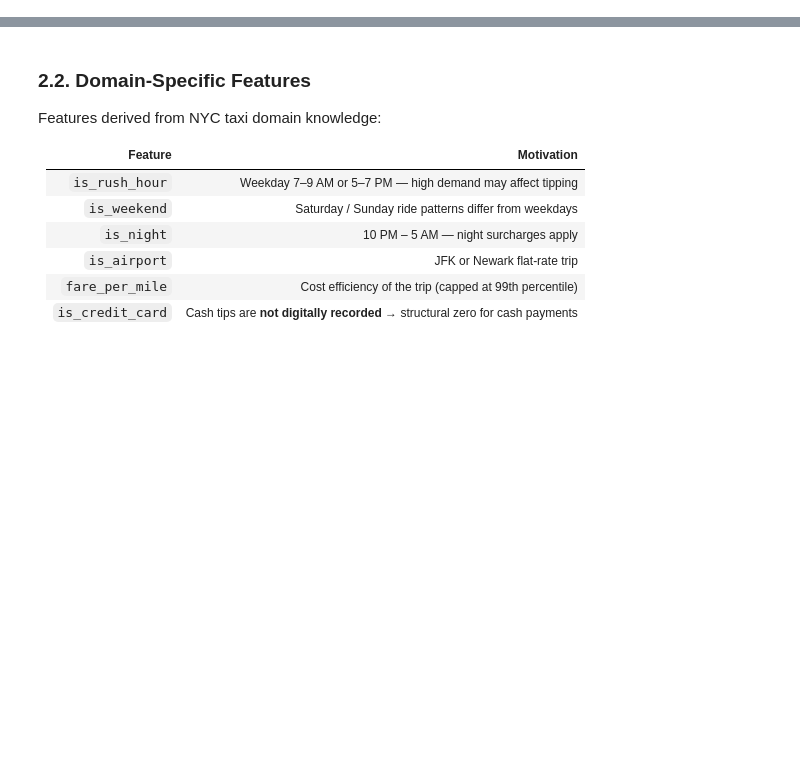
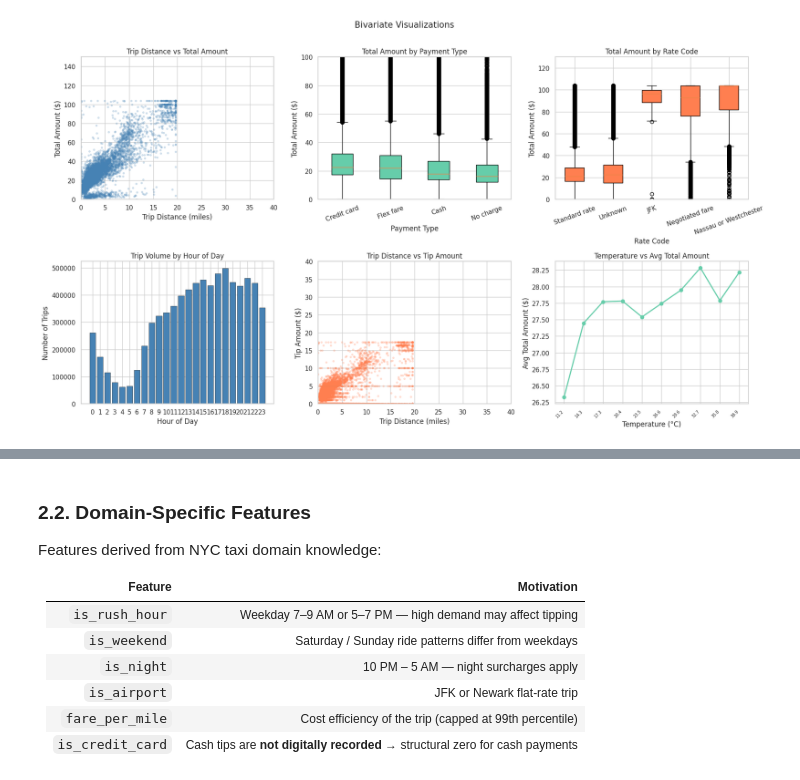
Before and after one commit to Nesrine-larbi/COMP333-Project, a Jupyter notebook: teamd_phase2.ipynb, the cells around one changed output, grey strips where cells are left out. Saved outputs shown, nothing was run; the diff lists cells and outputs as text; code cells hidden in the pictures; blank space fills up the shorter version.

```diff
--- a/teamd_phase2.ipynb
+++ b/teamd_phase2.ipynb
@@ -84,0 +1052,4 @@ taxi_df['day_cos']  = np.cos(2 * np.pi * taxi_df['day_of_week'] / 7)
+# %%
+eda.plot_bivariate(taxi_df)
+# %% [output]
+[figure, added]
```
Also changed, not shown: parts of 237 cells of this notebook, 1 other file.
